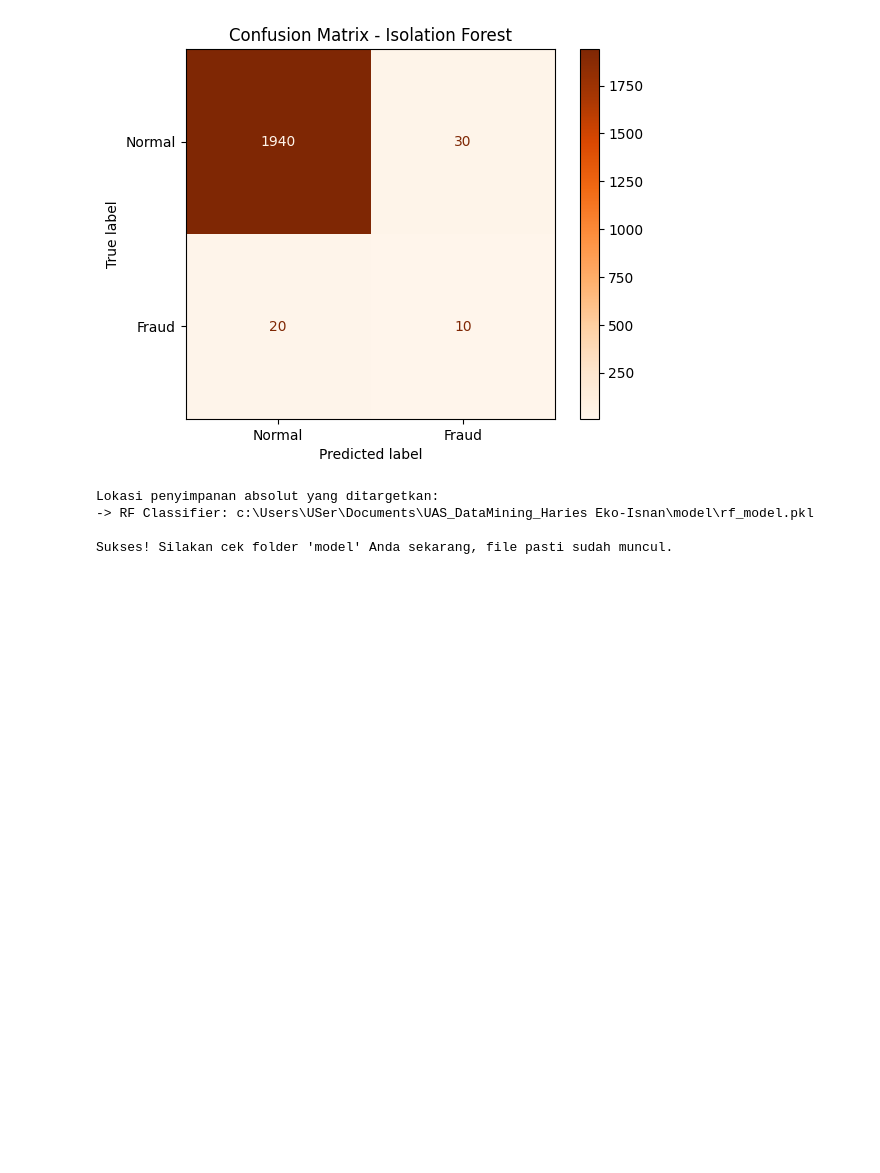
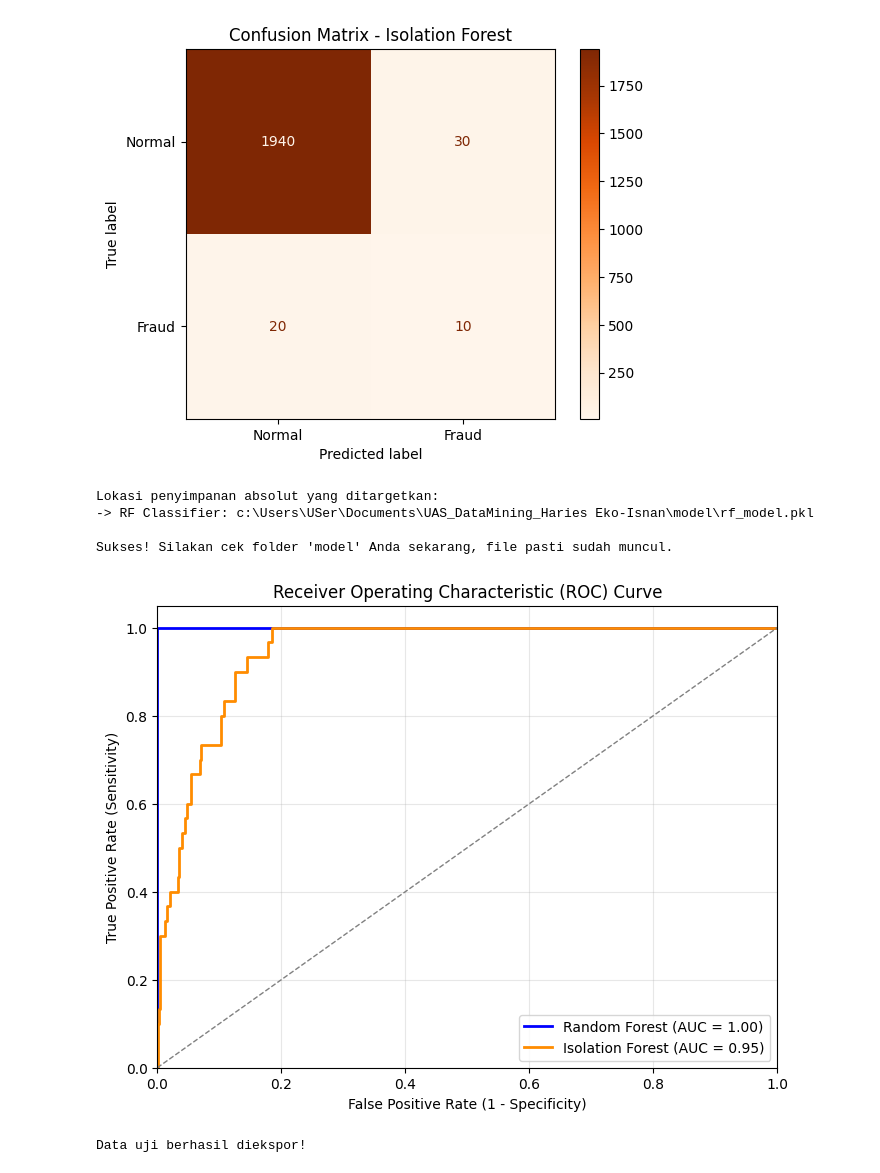
Before and after one commit to mokhharies/Credit-Card-Fraud-Detection-System-using-Hybrid-Methods, a Jupyter notebook: notebook/analysis.ipynb, the cells around one changed output. Cells and saved outputs as stored; diff of their text form; code cells hidden in the pictures; blank space fills up the shorter version.

```diff
--- a/notebook/analysis.ipynb
+++ b/notebook/analysis.ipynb
@@ -277,6 +258,73 @@ with open(path_scaler, 'wb') as f:
     pickle.dump(scaler, f)
 
 print("\nSukses! Silakan cek folder 'model' Anda sekarang, file pasti sudah muncul.")
+
+
+import matplotlib.pyplot as plt
+from sklearn.metrics import roc_curve, auc
+
+# ==========================================
+# 1. PROSES UNTUK MODEL RANDOM FOREST (SUPERVISED)
+# ==========================================
+# Dapatkan probabilitas prediksi untuk kelas positif (fraud)
+# rf_model adalah objek model Random Forest Anda
+rf_probs = rf_model.predict_proba(X_test)[:, 1]
+
+# Hitung False Positive Rate (fpr) dan True Positive Rate (tpr)
+fpr_rf, tpr_rf, _ = roc_curve(y_test, rf_probs)
+roc_auc_rf = auc(fpr_rf, tpr_rf)
+
+
+# ==========================================
+# 2. PROSES UNTUK MODEL ISOLATION FOREST (UNSUPERVISED)
+# ==========================================
+# Isolation Forest menggunakan decision_function untuk skor anomali.
+# Nilai yang lebih rendah menunjukkan data lebih anomali. Kita balik tandanya
+# agar sesuai dengan fungsi probabilitas pada kurva ROC.
+if_scores = -if_model.decision_function(X_test)
+
+# Hitung False Positive Rate (fpr) dan True Positive Rate (tpr)
+fpr_if, tpr_if, _ = roc_curve(y_test, if_scores)
+roc_auc_if = auc(fpr_if, tpr_if)
+
+
+# ==========================================
+# 3. KODE UNTUK MEMBUAT GRAFIK VISUALISASI
+# ==========================================
+plt.figure(figsize=(8, 6))
+
+# Plot Kurva Random Forest (Warna Biru)
+plt.plot(fpr_rf, tpr_rf, color='blue', lw=2,
+         label=f'Random Forest (AUC = {roc_auc_rf:.2f})')
+
+# Plot Kurva Isolation Forest (Warna Jingga/Orange)
+plt.plot(fpr_if, tpr_if, color='darkorange', lw=2,
+         label=f'Isolation Forest (AUC = {roc_auc_if:.2f})')
+
+# Plot Garis Diagonal Baseline / Random Classifier (Garis Putus-putus Abu-abu)
+plt.plot([0, 1], [0, 1], color='gray', lw=1, linestyle='--')
+
+# Pengaturan Atribut Grafik
+plt.xlim([0.0, 1.0])
+plt.ylim([0.0, 1.05])
+plt.xlabel('False Positive Rate (1 - Specificity)')
+plt.ylabel('True Positive Rate (Sensitivity)')
+plt.title('Receiver Operating Characteristic (ROC) Curve')
+plt.legend(loc="lower right")
+plt.grid(True, alpha=0.3)
+
+# Menampilkan Grafik di Jupyter Notebook
+plt.show()
+
+import pickle
+
+# Menyimpan data uji asli yang sudah bersih dan siap pakai
+with open("../model/X_test_pure.pkl", "wb") as f:
+    pickle.dump(X_test, f)
+
+with open("../model/y_test_pure.pkl", "wb") as f:
+    pickle.dump(y_test, f)
+print("Data uji berhasil diekspor!")
 # %% [output]
 Memulai pelatihan model Random Forest... (Mohon tunggu beberapa menit)
 Pelatihan Random Forest Selesai.
@@ -290,30 +338,32 @@ Pelatihan Random Forest Selesai.
     accuracy                           1.00      2000
    macro avg       1.00      0.92      0.95      2000
 weighted avg       1.00      1.00      1.00      2000
 
 ROC-AUC Score Random Forest: 1.0000
 
 --- Matriks Konfusi: Random Forest ---
 [figure]
 Rasio Kontaminasi yang Digunakan: 0.01512
 
 Memulai pelatihan model Isolation Forest...
 Pelatihan Isolation Forest Selesai.
 
 --- Klasifikasi Report: Isolation Forest ---
               precision    recall  f1-score   support
 
       Normal       0.99      0.98      0.99      1970
        Fraud       0.25      0.33      0.29        30
 
     accuracy                           0.97      2000
    macro avg       0.62      0.66      0.64      2000
 weighted avg       0.98      0.97      0.98      2000
 
 
 --- Matriks Konfusi: Isolation Forest ---
 [figure]
 Lokasi penyimpanan absolut yang ditargetkan:
 -> RF Classifier: c:\Users\USer\Documents\UAS_DataMining_Haries Eko-Isnan\model\rf_model.pkl
 
 Sukses! Silakan cek folder 'model' Anda sekarang, file pasti sudah muncul.
+[figure, added]
+Data uji berhasil diekspor!
```
Also changed, not shown: parts of 1 cell of this notebook.
